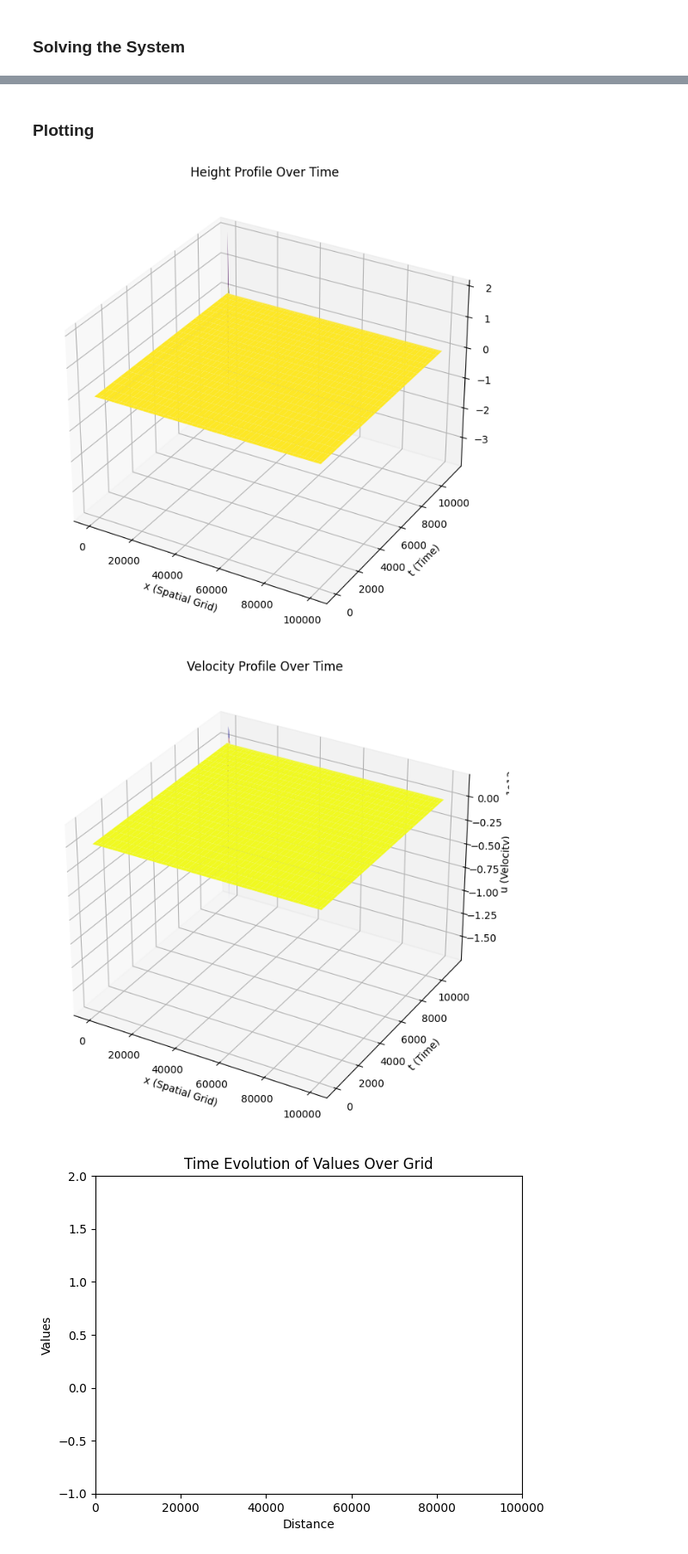
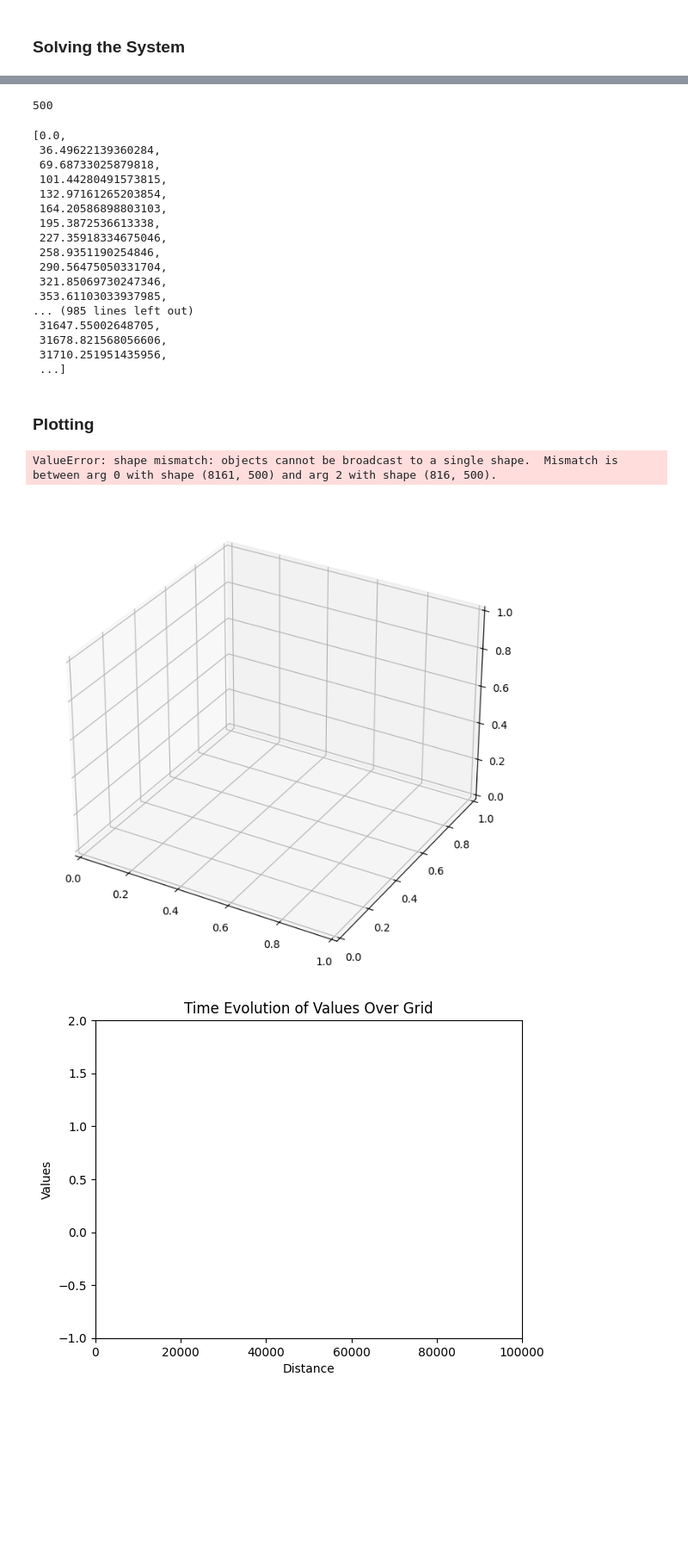
Before and after one commit to Dannom18/Tsunami-Simulation, a Jupyter notebook: simulation 1D Marcos.ipynb, the cells around one changed output, grey strips where cells are left out. Shown at 86% size. Drawn from its saved outputs; the diff is of its cells as text; code cells hidden in the pictures; blank space fills up the shorter version.

Commit message:
Week 4
Implemented eigenvalue dependent time step for 1D. Implemented use of boundary conditions outisde boundary in jupyter notebook

```diff
--- a/simulation 1D Marcos.ipynb
+++ b/simulation 1D Marcos.ipynb
@@ -172,0 +157,10 @@ def pde_system_modified(t, y): #No boundary conditions for h
+# %%
+def compute_time_step_1D(y):
+    safety_factor = 0.7
+    h = y[:Nx]
+    u = y[Nx:]
+    evals_1 = abs(u - np.sqrt(g*h))
+    evals_2 = abs(u + np.sqrt(g*h))
+    max_eval = max([max(evals_1), max(evals_2)])
+    time_step = safety_factor * dx /max_eval
+    return time_step
@@ -173 +208,4 @@ def pde_system_modified(t, y): #No boundary conditions for h
+# %%
+y0 = np.concatenate((h_initial, u_initial))
+t_values, solution_values, h_data = rungeKutta_1D(y0, (0.0, Total_time), pde_system_vector_op)
 # %%
@@ -204,48 +226,72 @@ array([[ 1.00000000e+00,  1.00000000e+00,  1.00000000e+00, ...,
 # %%
 #Retrieve information from solution of IVP
-# h_results_no_boundary = sol1.y[:N_x]
-h_results = sol1.y[:N_x + 2]
-u_results_no_boundary = sol1.y[N_x + 2:]
-t_points = sol1.t
+# h_results_no_boundary = sol1.y[:Nx]
+h_results = h_data
+u_results_no_boundary = solution_values[Nx:]
+t_points = t_values
 # Create a meshgrid for the 3D plot
 T, X = np.meshgrid(t_points,x)
 # %%
 X1, T1 = np.meshgrid(x, t_points) #To consider correct orientation of axis
+# %%
+len(h_data.T)
+# %% [output]
+500
+# %%
+t_points
+# %% [output]
+[0.0,
+ 36.49622139360284,
+ 69.68733025879818,
+ 101.44280491573815,
+ 132.97161265203854,
+ 164.20586898803103,
+ 195.3872536613338,
+ 227.35918334675046,
+ 258.9351190254846,
+ 290.56475050331704,
+ 321.85069730247346,
+ 353.61103033937985,
+... (985 lines left out)
+ 31647.55002648705,
+ 31678.821568056606,
+ 31710.251951435956,
+ ...]
 # %%
-# h_left_boundary_evolution = np.array([[h_left(t) for t in t_points]]) #Evolution of boundary for results vector
-# h_right_boundary_evolution = np.array([[h_right(t) for t in t_points]])
-u_left_boundary_evolution = np.array([[u_left(t) for t in t_points]])
-u_right_boundary_evolution = np.array([[u_right(t) for t in t_points]])
+# # h_left_boundary_evolution = np.array([[h_left(t) for t in t_points]]) #Evolution of boundary for results vector
+# # h_right_boundary_evolution = np.array([[h_right(t) for t in t_points]])
+# u_left_boundary_evolution = np.array([[u_left(t) for t in t_points]])
+# u_right_boundary_evolution = np.array([[u_right(t) for t in t_points]])
 
-# h_results = np.concatenate((h_left_boundary_evolution, h_results_no_boundary, h_right_boundary_evolution)) #Add boundaries to results
-u_results = np.concatenate((u_left_boundary_evolution, u_results_no_boundary, u_right_boundary_evolution))
+# # h_results = np.concatenate((h_left_boundary_evolution, h_results_no_boundary, h_right_boundary_evolution)) #Add boundaries to results
+# u_results = np.concatenate((u_left_boundary_evolution, u_results_no_boundary, u_right_boundary_evolution))
 
-h_results1 = h_results.transpose() #Used for orientation of axis
-u_results1 = u_results.transpose()
+# h_results1 = h_results.transpose() #Used for orientation of axis
+# u_results1 = u_results.transpose()
 # %% [markdown]
 ### Plotting
 # %%
 # Plot height (h) as a 3D surface
 fig = plt.figure(figsize=(14, 8))
 ax = fig.add_subplot(projection='3d')
-ax.plot_surface(X1, T1, h_results1, cmap='viridis', edgecolor='none')
+ax.plot_surface(X1, T1, h_results, cmap='viridis', edgecolor='none')
 ax.set_xlabel('x (Spatial Grid)')
 ax.set_ylabel('t (Time)')
 ax.set_zlabel('h (Height)')
 ax.set_title('Height Profile Over Time')
 plt.show()
 
 # Plot velocity (u) as a 3D surface
 fig = plt.figure(figsize=(14, 8))
 ax = fig.add_subplot(projection='3d')
-ax.plot_surface(X1, T1, u_results1, cmap='plasma', edgecolor='none')
+ax.plot_surface(X1, T1, u_results, cmap='plasma', edgecolor='none')
 ax.set_xlabel('x (Spatial Grid)')
 ax.set_ylabel('t (Time)')
 ax.set_zlabel('u (Velocity)')
 ax.set_title('Velocity Profile Over Time')
 plt.show()
 # %% [output]
+ValueError: shape mismatch: objects cannot be broadcast to a single shape.  Mismatch is between arg 0 with shape (8161, 500) and arg 2 with shape (816, 500).
-[figure, old version]
+[figure, new version]
-[figure, removed]
 # %%
 # Create the figure and axis
```
Also changed, not shown: parts of 14 cells of this notebook, 3 other files.
